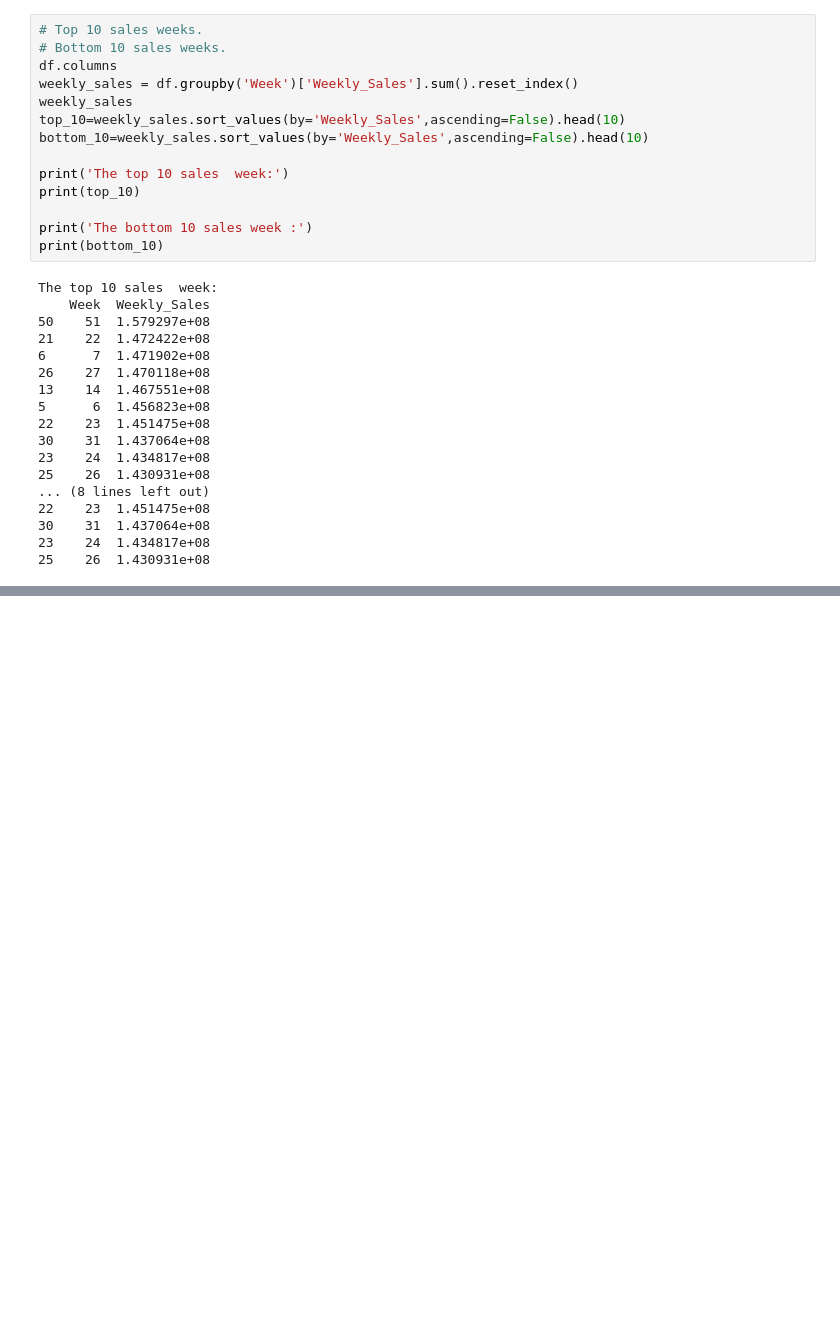
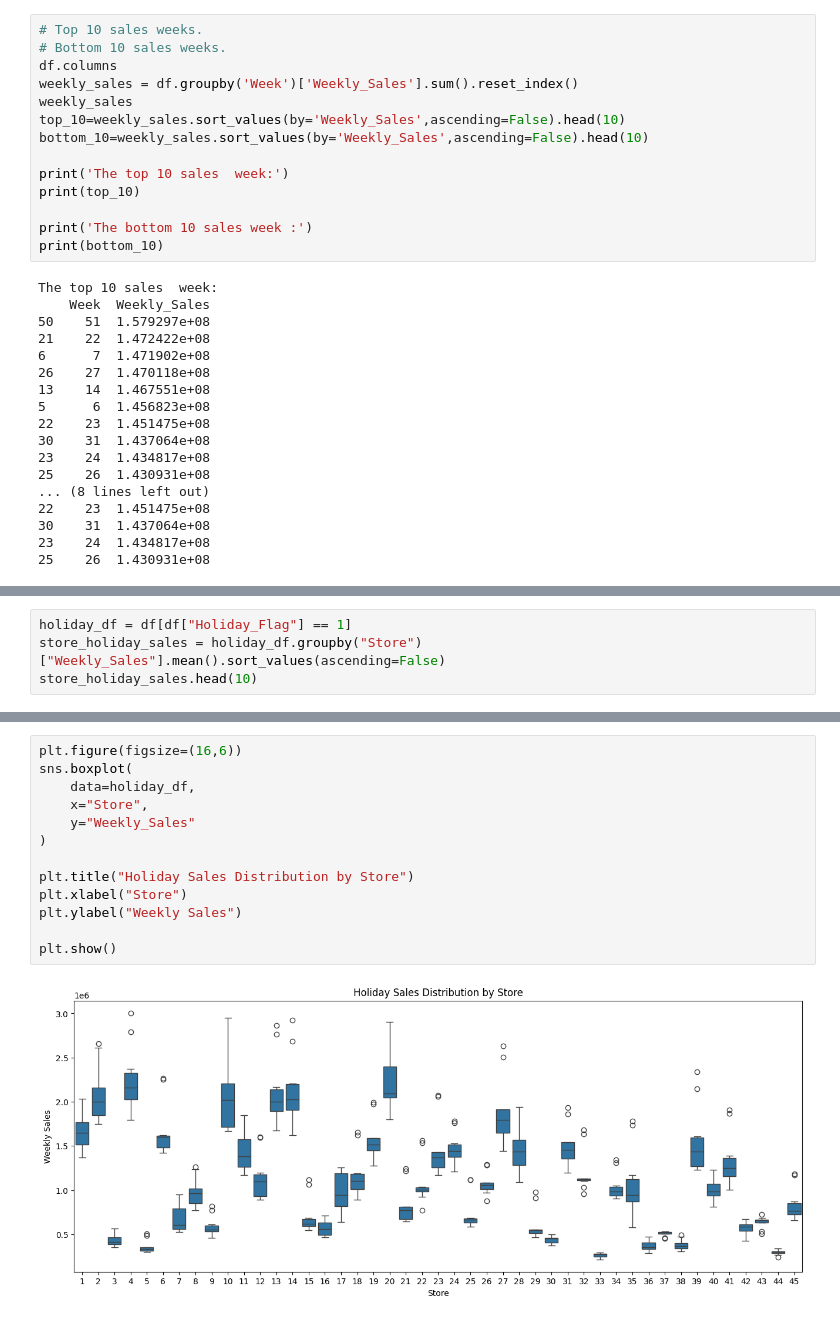
Before and after one commit to ShlokGadhave/Walmart, a Jupyter notebook: main.ipynb, the cells around one changed output, grey strips where cells are left out. Cells and saved outputs as stored; diff of their text form; blank space fills up the shorter version.

```diff
--- a/main.ipynb
+++ b/main.ipynb
@@ -329,0 +384,4 @@ The top 10 sales  week:
+# %%
+holiday_df = df[df["Holiday_Flag"] == 1]
+store_holiday_sales = holiday_df.groupby("Store")["Weekly_Sales"].mean().sort_values(ascending=False)
+store_holiday_sales.head(10)
@@ -329,0 +401,15 @@ The top 10 sales  week:
+# %%
+plt.figure(figsize=(16,6))
+sns.boxplot(
+    data=holiday_df,
+    x="Store",
+    y="Weekly_Sales"
+)
+
+plt.title("Holiday Sales Distribution by Store")
+plt.xlabel("Store")
+plt.ylabel("Weekly Sales")
+
+plt.show()
+# %% [output]
+[figure, added]
```
Also changed, not shown: parts of 6 cells of this notebook.
